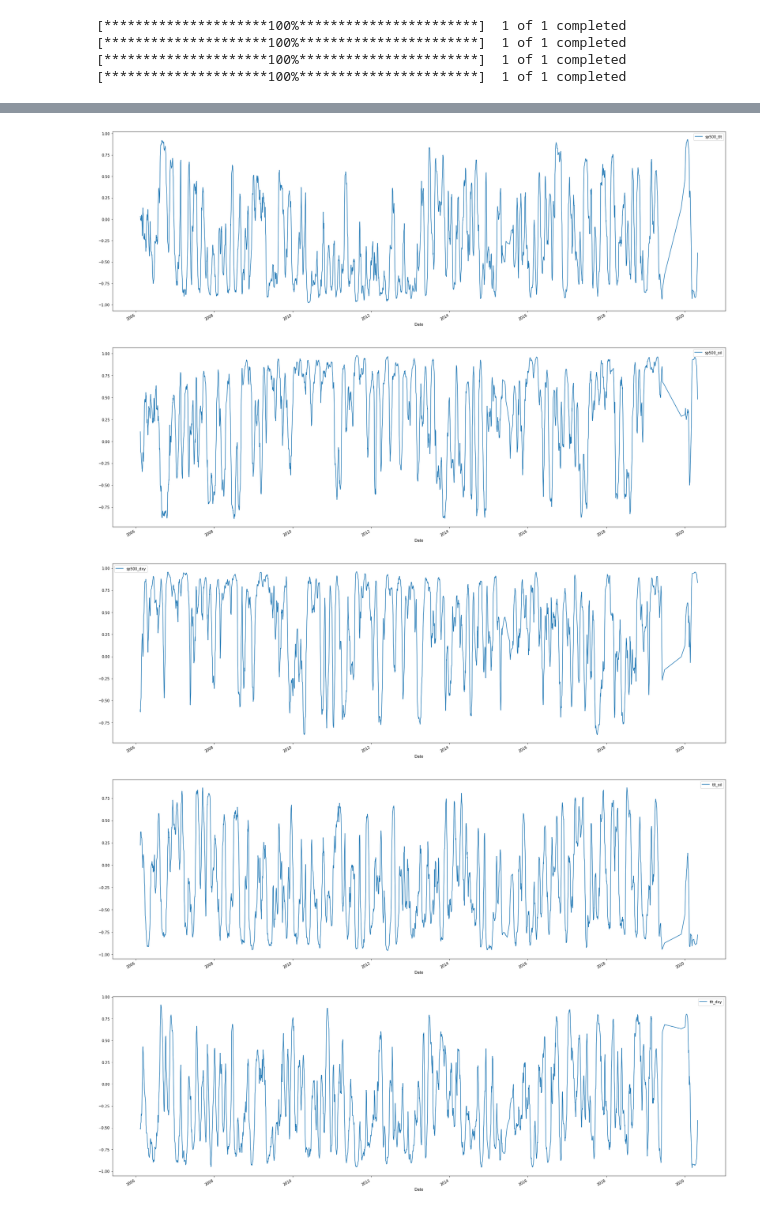
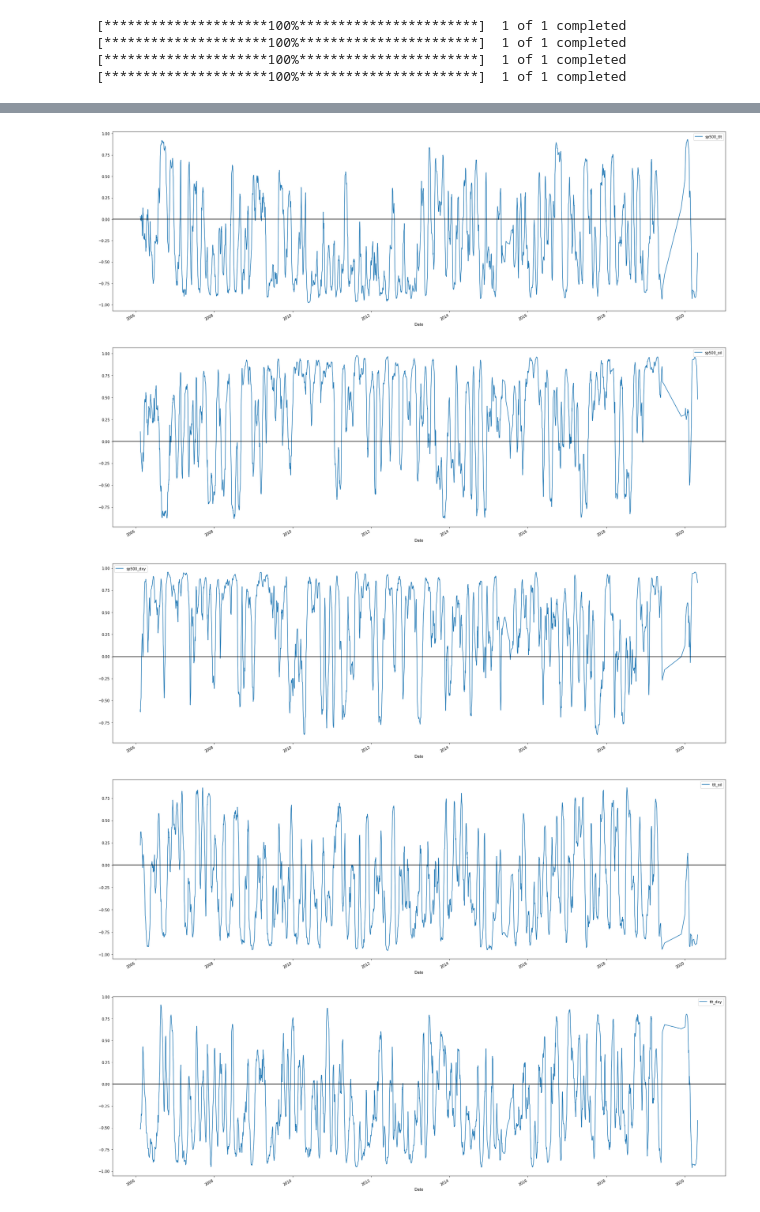
Before and after one commit to collindougherty/Markets, a Jupyter notebook: correlations.ipynb, the cells around one changed output, grey strips where cells are left out. Drawn from its saved outputs; the diff is of its cells as text; code cells hidden in the pictures.

```diff
--- a/correlations.ipynb
+++ b/correlations.ipynb
@@ -62,32 +72,42 @@ data['oil_dxy'] = data['oil'].rolling(window=30).corr(data['dxy'])
 # %%
 # plot the correlations
 data[['sp500_tlt']].plot(figsize=(30,10))
+# add a horizontal line at 0
+plt.axhline(y=0, color='black')
 plt.show()
 # %% [output]
-[figure, old version]
+[figure, new version]
 # %%
 data[['sp500_oil']].plot(figsize=(30,10))
+# add a horizontal line at 0
+plt.axhline(y=0, color='black')
 plt.show()
 # %% [output]
-[figure, old version]
+[figure, new version]
 # %%
 
 data[['sp500_dxy']].plot(figsize=(30,10))
+# add a horizontal line at 0
+plt.axhline(y=0, color='black')
 plt.show()
 # %% [output]
-[figure, old version]
+[figure, new version]
 # %%
 
 data[['tlt_oil']].plot(figsize=(30,10))
+# add a horizontal line at 0
+plt.axhline(y=0, color='black')
 plt.show()
 # %% [output]
-[figure, old version]
+[figure, new version]
 # %%
 
 data[['tlt_dxy']].plot(figsize=(30,10))
+# add a horizontal line at 0
+plt.axhline(y=0, color='black')
 plt.show()
 # %% [output]
-[figure, old version]
+[figure, new version]
 # %%
 
 data[['oil_dxy']].plot(figsize=(30,10))
```
Also changed, not shown: parts of 3 cells of this notebook.
